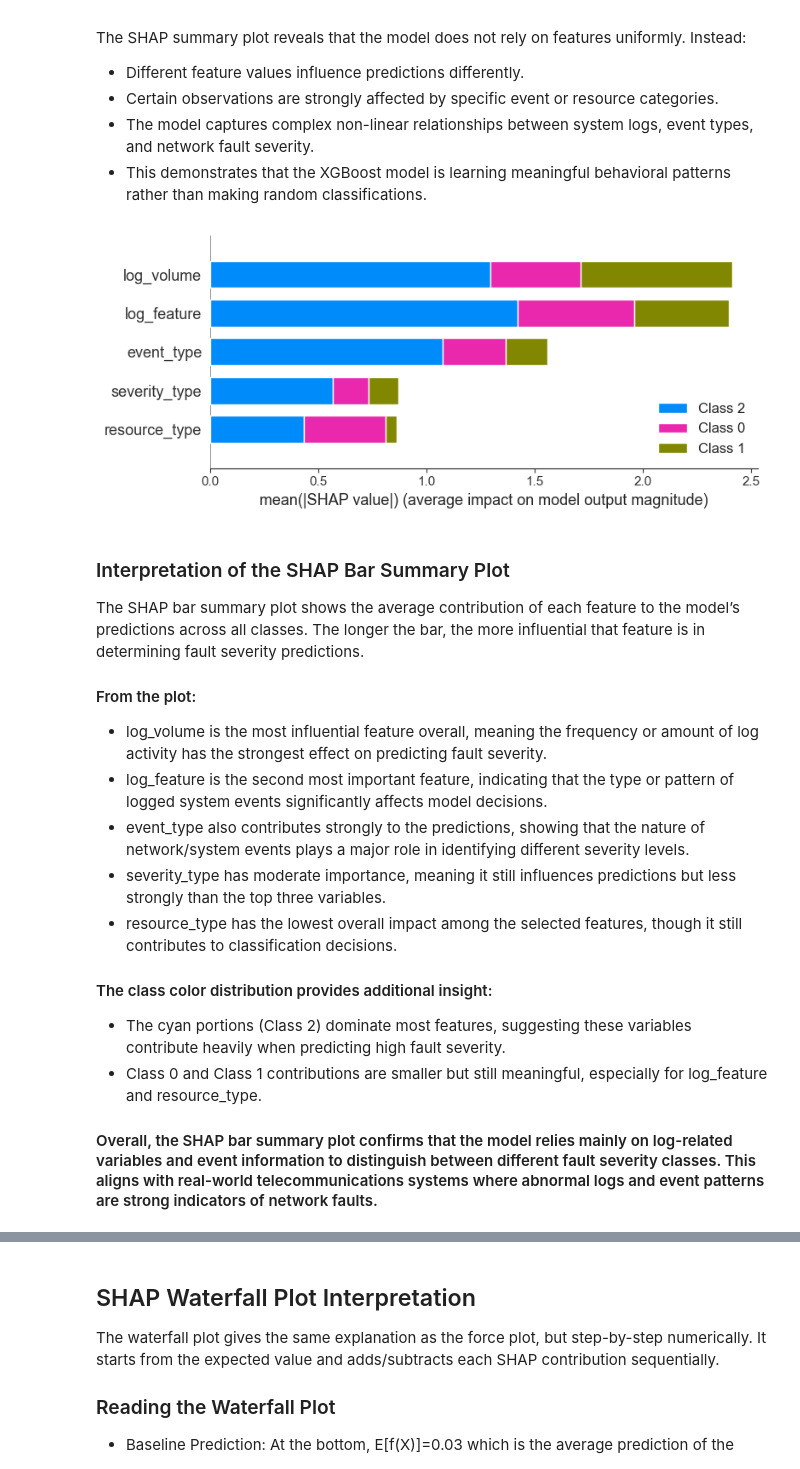
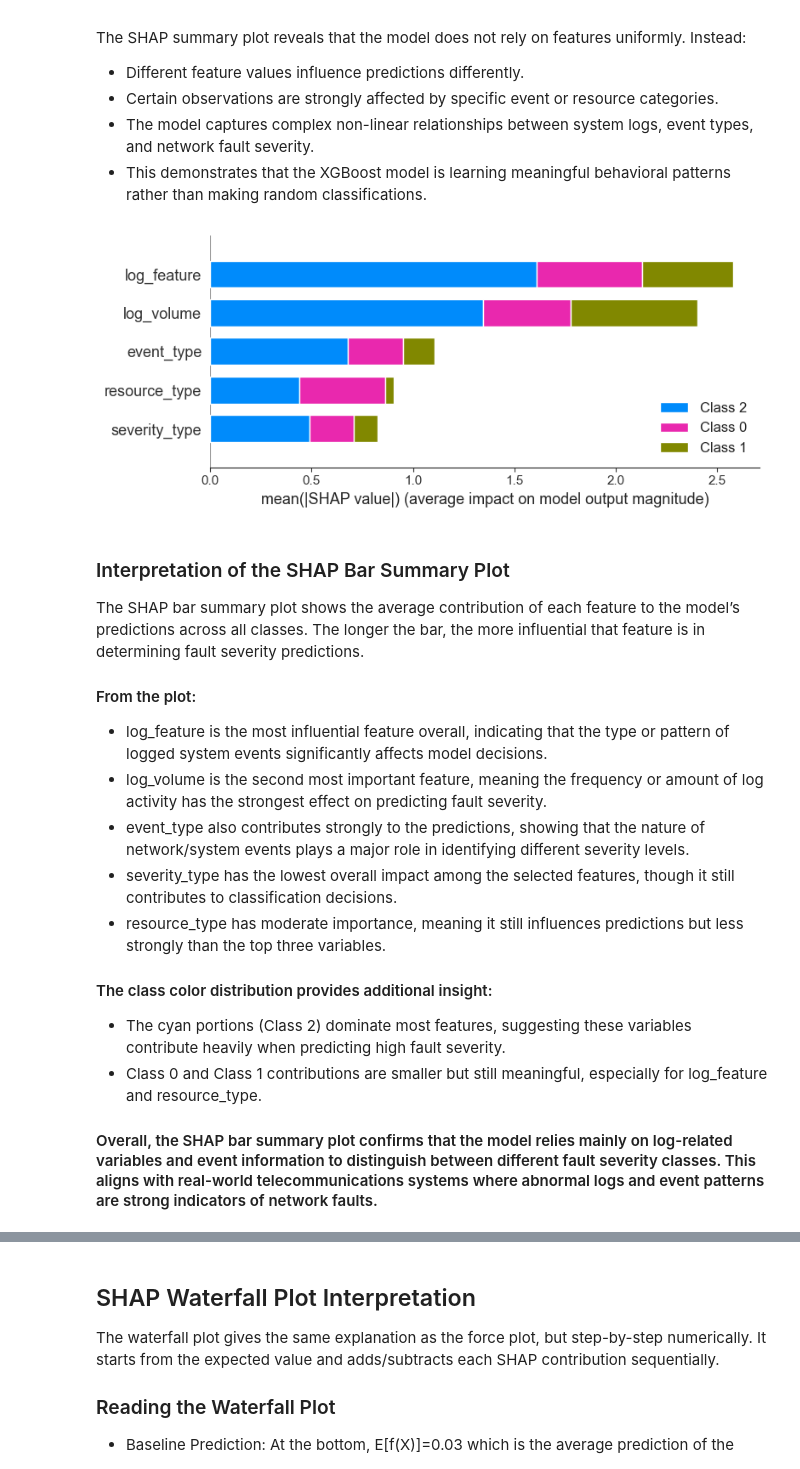
Before and after one commit to EzPhil001/Telstra-fault-severity-app, a Jupyter notebook: Philip Nwachukwu Eze - Final Python Project.ipynb, the cells around one changed output, grey strips where cells are left out. Drawn from its saved outputs; the diff is of its cells as text; code cells hidden in the pictures.

```diff
--- a/Philip Nwachukwu Eze - Final Python Project.ipynb
+++ b/Philip Nwachukwu Eze - Final Python Project.ipynb
@@ -1097,5 +1104,6 @@ Pipeline(steps=[('model', RandomForestClassifier(random_state=42))])
 # %%
 # XGBoost Pipeline
-xgb_pipeline = Pipeline([('model', XGBClassifier(random_state=42))])
+xgb_pipeline = ImPipeline([('smote', SMOTE(random_state=123)),
+                           ('model', XGBClassifier(random_state=123, eval_metric='mlogloss'))])
 xgb_pipeline.fit(X_train, y_train)
 # %% [output]
@@ -1174,13 +1128,24 @@ X_test_sfs
 # %% [markdown]
 # Comparison Table Using Pipelines
 # %%
-models = {'Logistic Regression': lr_pipeline, 'Random Forest': rf_pipeline, 'XGBoost': xgb_pipeline}
+models = {
+    'Logistic Regression': LogisticRegression(max_iter=5000, random_state=123),
+    'Random Forest': RandomForestClassifier(n_estimators=200, random_state=123),
+    'XGBoost': XGBClassifier(random_state=123, eval_metric='mlogloss')
+}
 
 results = []
 
 for name, model in models.items():
-    model.fit(X_train_sfs, y_train)
-    y_pred = model.predict(X_test_sfs)
+
+    pipeline = ImbPipeline([
+        ('smote', SMOTE(random_state=123)),
+        ('model', model)
+    ])
+
+    pipeline.fit(X_train, y_train)
+    y_pred = pipeline.predict(X_test)
+
     acc = accuracy_score(y_test, y_pred)
     results.append([name, acc])
 
@@ -1246,7 +1183,7 @@ array([[-1.02343611,  0.84466682, -0.73114753, -0.9815003 ,  0.88379439],
 # Telstra Data Balancing/Resampling
 # %%
 smote = SMOTE(random_state=42)
-X_train_smote, y_train_smote = smote.fit_resample(X_train_scaled, y_train)
+X_train_smote, y_train_smote = smote.fit_resample(X_train, y_train)
 # %%
 #check new distribution
 y_train_smote.value_counts()
@@ -2293,10 +2349,16 @@ From the chart:
 # %%
-# Creating Shap Explainer
+# Creating SHAP Explainer
+
+# SHAP Explainer
 xgb_explainer = shap.TreeExplainer(best_xgb)
 
-#Compute Shap Values Using Scaled Test
-xgb_shap_values = xgb_explainer.shap_values(X_test_scaled)
+# Compute SHAP values
+xgb_shap_values = xgb_explainer.shap_values(X_test)
 
-# Create the Summary Plots
-shap.summary_plot(xgb_shap_values, X_test_scaled, feature_names=X_train_sfs.columns)
+# Create SHAP Summary Plot
+shap.summary_plot(
+    xgb_shap_values,
+    X_test,
+    feature_names=X_train.columns
+)
 # %% [output]
@@ -2335,19 +2397,19 @@ The SHAP summary plot reveals that the model does not rely on features uniformly
 - This demonstrates that the XGBoost model is learning meaningful behavioral patterns rather than making random classifications.
 # %%
 # Bar Plot Display
-shap.summary_plot(xgb_shap_values, X_test_scaled, feature_names=X_train_sfs.columns, plot_type='bar')
+shap.summary_plot(xgb_shap_values, X_test, feature_names=X_train.columns, plot_type='bar')
 # %% [output]
-[figure, old version]
+[figure, new version]
 # %% [markdown]
 ### Interpretation of the SHAP Bar Summary Plot
 The SHAP bar summary plot shows the average contribution of each feature to the model’s predictions across all classes. The longer the bar, the more influential that feature is in determining fault severity predictions.
 
 #### From the plot:
-- log_volume is the most influential feature overall, meaning the frequency or amount of log activity has the strongest effect on predicting fault severity.
-- log_feature is the second most important feature, indicating that the type or pattern of logged system events significantly affects model decisions.
+- log_feature is the most influential feature overall, indicating that the type or pattern of logged system events significantly affects model decisions.
+- log_volume is the second most important feature, meaning the frequency or amount of log activity has the strongest effect on predicting fault severity.
 - event_type also contributes strongly to the predictions, showing that the nature of network/system events plays a major role in identifying different severity levels.
-- severity_type has moderate importance, meaning it still influences predictions but less strongly than the top three variables.
-- resource_type has the lowest overall impact among the selected features, though it still contributes to classification decisions.
+- severity_type has the lowest overall impact among the selected features, though it still contributes to classification decisions.
+- resource_type has moderate importance, meaning it still influences predictions but less strongly than the top three variables.
 
 #### The class color distribution provides additional insight:
 - The cyan portions (Class 2) dominate most features, suggesting these variables contribute heavily when predicting high fault severity.
```
Also changed, not shown: parts of 71 cells of this notebook, 7 other files.
